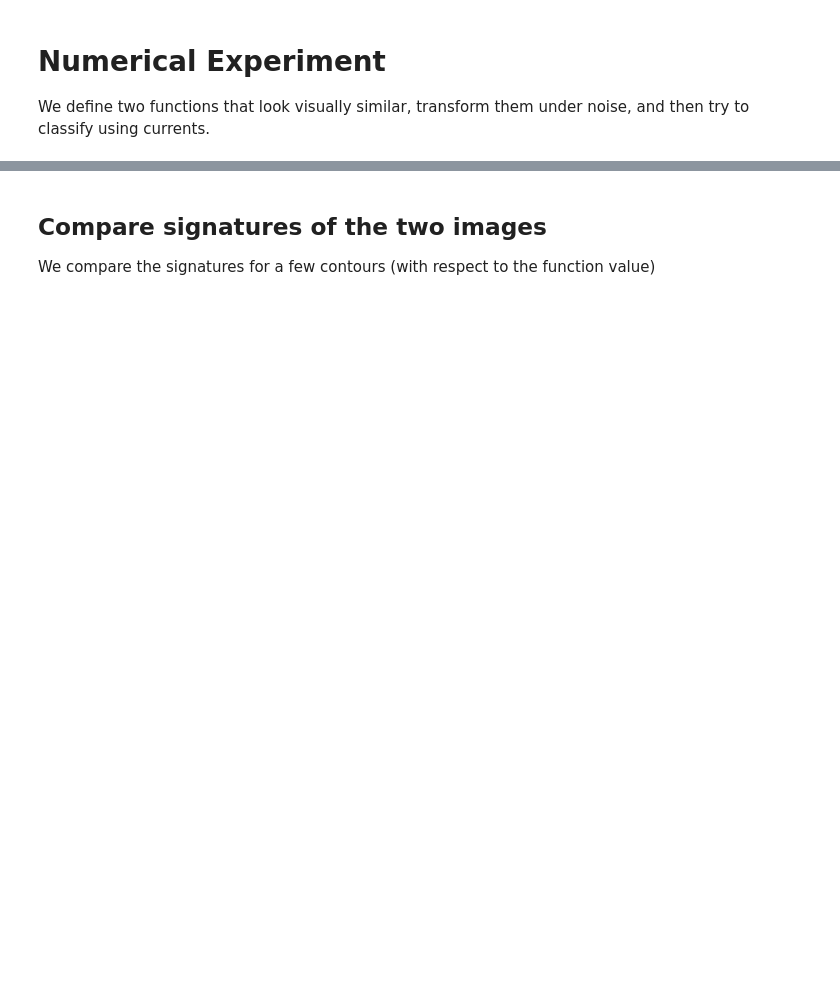
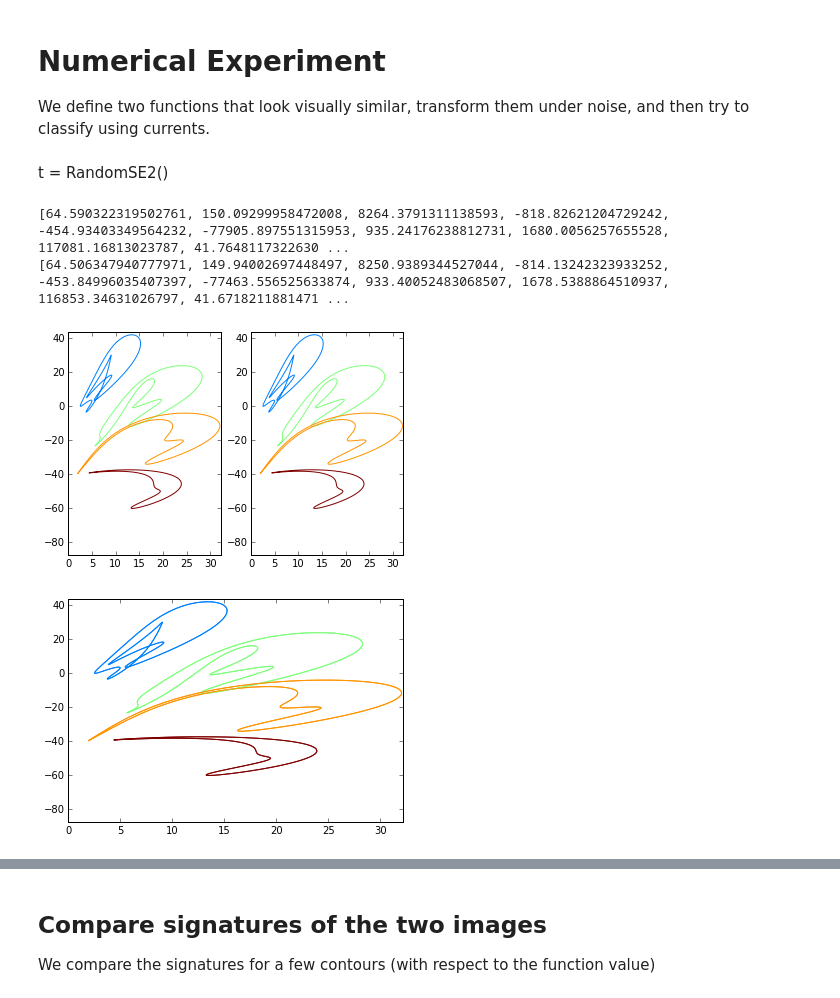
Before and after one commit to rgbrown/invariants, a Jupyter notebook: SA(2) invariant signatures.ipynb, the cells around one changed output, grey strips where cells are left out. Saved outputs shown, nothing was run; the diff lists cells and outputs as text; code cells hidden in the pictures; blank space fills up the shorter version.

```diff
--- a/SA(2) invariant signatures.ipynb
+++ b/SA(2) invariant signatures.ipynb
@@ -182 +249,32 @@ def experiment_SE2(f, X, Y, h, var=0.01):
+# %% [markdown]
+t = RandomSE2()
+# %%
+%matplotlib inline
+def f2(x, y):
+    return 0.5*np.exp(-10.0*(x - 0.1)**2 - 8.0*(y+0.2)**2)
+
+
+h = 0.005
+X, Y = np.meshgrid(np.arange(-1.5, 1.5, h), np.arange(-1.5, 1.5, h))
+
+F0 = f(X, Y)
+F1 = t.forward_transform(f, X, Y)
+sig0 = SE2signature(F0, h)
+sig1 = SE2signature(F1, h)
+
+levels = [0.0, 0.25, 0.5, 0.75, 1.0]
+plt.subplot(1,2,1)
+plt.contour(sig0[1], sig0[2], sig0[0], levels=levels, color='blue')
+plt.subplot(1,2,2)
+plt.contour(sig1[1], sig1[2], sig1[0], levels=levels, color='red')
+plt.figure()
+plt.contour(sig0[1], sig0[2], sig0[0], levels=levels, color='blue')
+plt.contour(sig1[1], sig1[2], sig1[0], levels=levels, color='red')
+print currents([sig0[0], sig0[1], sig0[2]], 1)
+print currents([sig1[0], sig1[1], sig1[2]], 1)
+# %% [output]
+[64.590322319502761, 150.09299958472008, 8264.3791311138593, -818.82621204729242, -454.93403349564232, -77905.897551315953, 935.24176238812731, 1680.0056257655528, 117081.16813023787, 41.7648117322630 ...
+[64.506347940777971, 149.94002697448497, 8250.9389344527044, -814.13242323933252, -453.84996035407397, -77463.556525633874, 933.40052483068507, 1678.5388864510937, 116853.34631026797, 41.6718211881471 ...
+[figure, added]
+[figure, added]
 # %%
```
Also changed, not shown: parts of 18 cells of this notebook.
